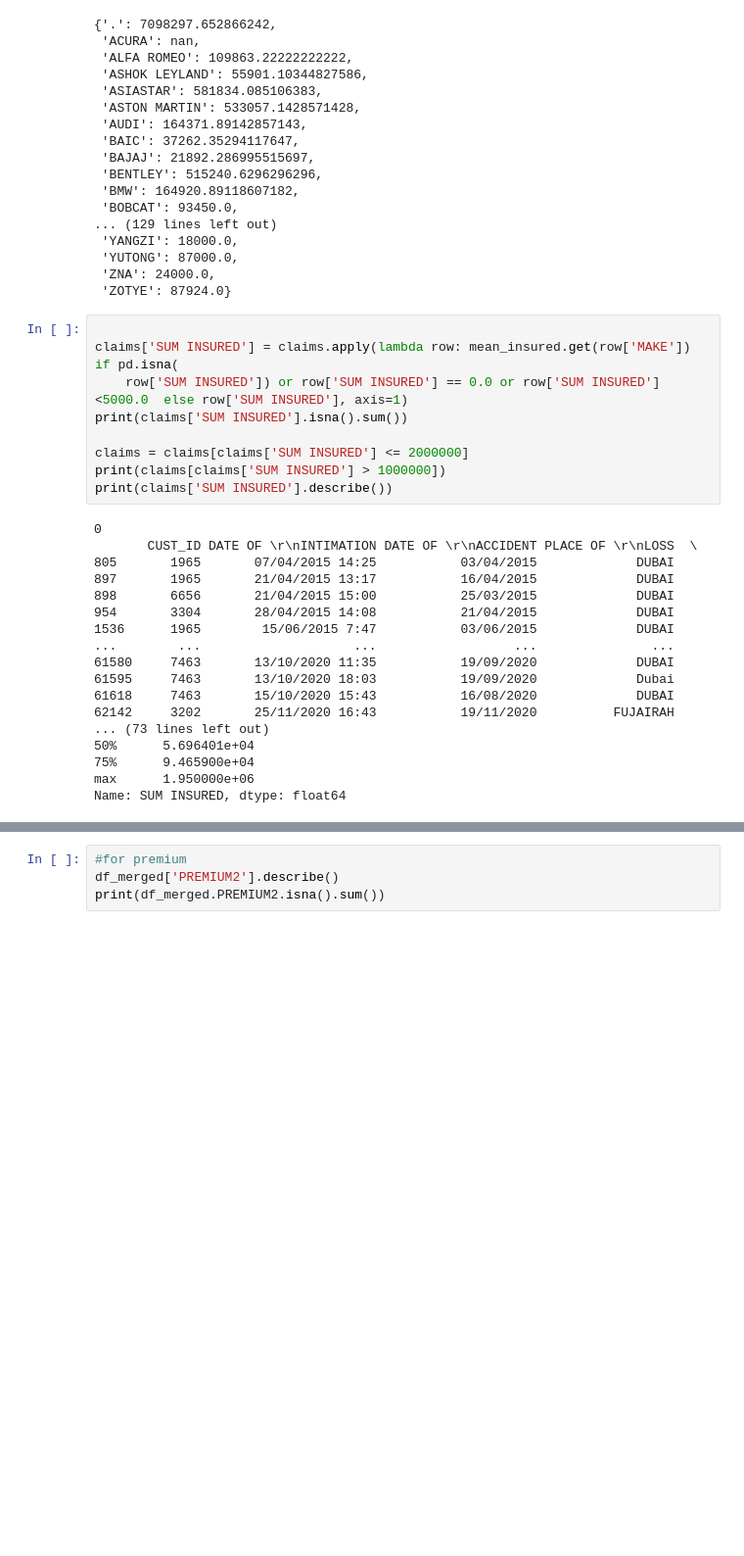
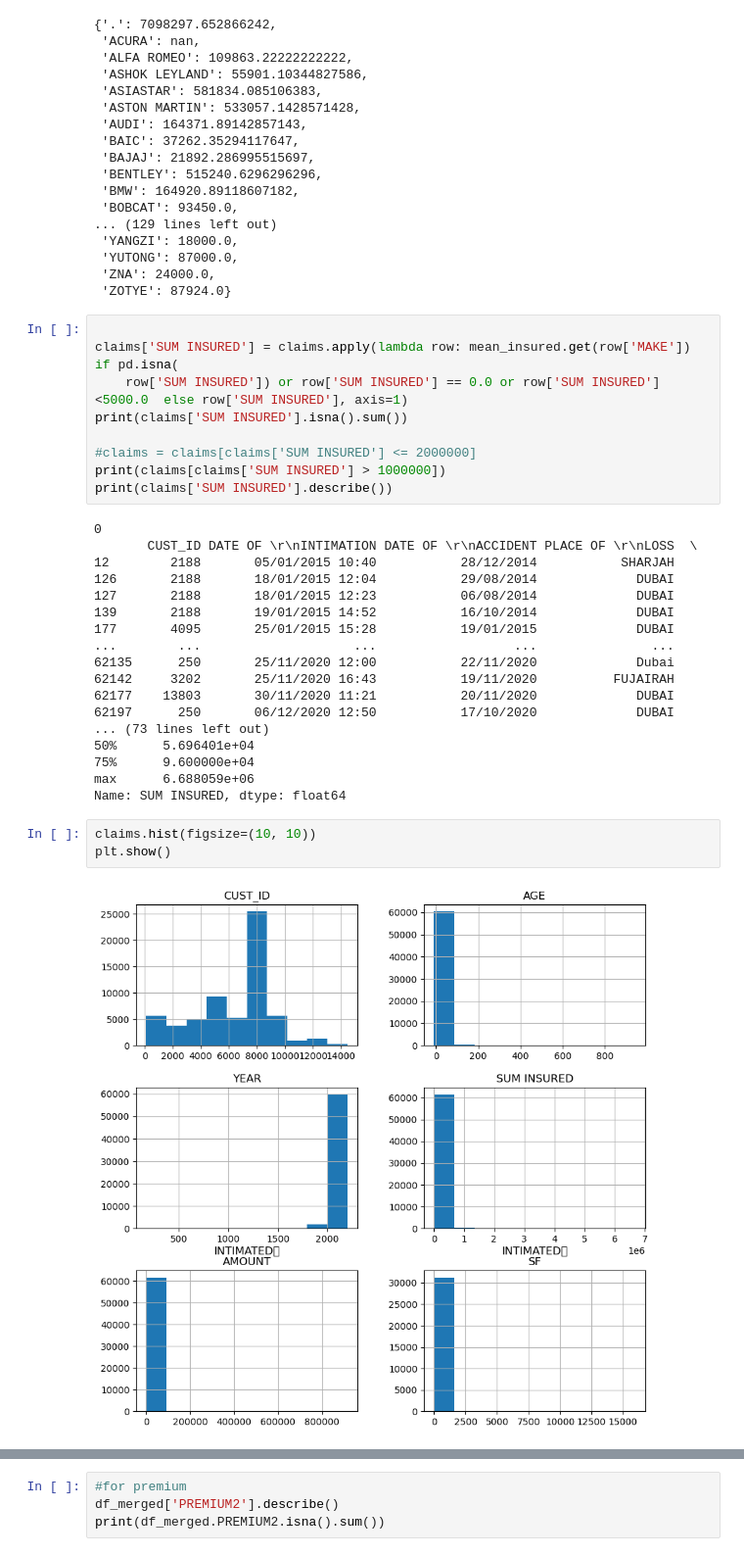
Before and after one commit to charbel-98/insurance-ML, a Jupyter notebook: dataCleaning.ipynb, the cells around one changed output, grey strips where cells are left out. Shown at 98% size. Drawn from its saved outputs; the diff is of its cells as text; blank space fills up the shorter version.

```diff
--- a/dataCleaning.ipynb
+++ b/dataCleaning.ipynb
@@ -67,24 +67,29 @@ claims['SUM INSURED'] = claims.apply(lambda row: mean_insured.get(row['MAKE']) i
     row['SUM INSURED']) or row['SUM INSURED'] == 0.0 or row['SUM INSURED']<5000.0  else row['SUM INSURED'], axis=1)
 print(claims['SUM INSURED'].isna().sum())
 
-claims = claims[claims['SUM INSURED'] <= 2000000]
+#claims = claims[claims['SUM INSURED'] <= 2000000]
 print(claims[claims['SUM INSURED'] > 1000000])
 print(claims['SUM INSURED'].describe())
 # %% [output]
 0
        CUST_ID DATE OF \r\nINTIMATION DATE OF \r\nACCIDENT PLACE OF \r\nLOSS  \
-805       1965       07/04/2015 14:25           03/04/2015             DUBAI
-897       1965       21/04/2015 13:17           16/04/2015             DUBAI
-898       6656       21/04/2015 15:00           25/03/2015             DUBAI
-954       3304       28/04/2015 14:08           21/04/2015             DUBAI
-1536      1965        15/06/2015 7:47           03/06/2015             DUBAI
+12        2188       05/01/2015 10:40           28/12/2014           SHARJAH
+126       2188       18/01/2015 12:04           29/08/2014             DUBAI
+127       2188       18/01/2015 12:23           06/08/2014             DUBAI
+139       2188       19/01/2015 14:52           16/10/2014             DUBAI
+177       4095       25/01/2015 15:28           19/01/2015             DUBAI
 ...        ...                    ...                  ...               ...
-61580     7463       13/10/2020 11:35           19/09/2020             DUBAI
-61595     7463       13/10/2020 18:03           19/09/2020             Dubai
-61618     7463       15/10/2020 15:43           16/08/2020             DUBAI
+62135      250       25/11/2020 12:00           22/11/2020             Dubai
 62142     3202       25/11/2020 16:43           19/11/2020          FUJAIRAH
+62177    13803       30/11/2020 11:21           20/11/2020             DUBAI
+62197      250       06/12/2020 12:50           17/10/2020             DUBAI
 ... (73 lines left out)
 50%      5.696401e+04
-75%      9.465900e+04
-max      1.950000e+06
+75%      9.600000e+04
+max      6.688059e+06
 Name: SUM INSURED, dtype: float64
+# %%
+claims.hist(figsize=(10, 10))
+plt.show()
+# %% [output]
+[figure, added]
```
Also changed, not shown: parts of 34 cells of this notebook.
